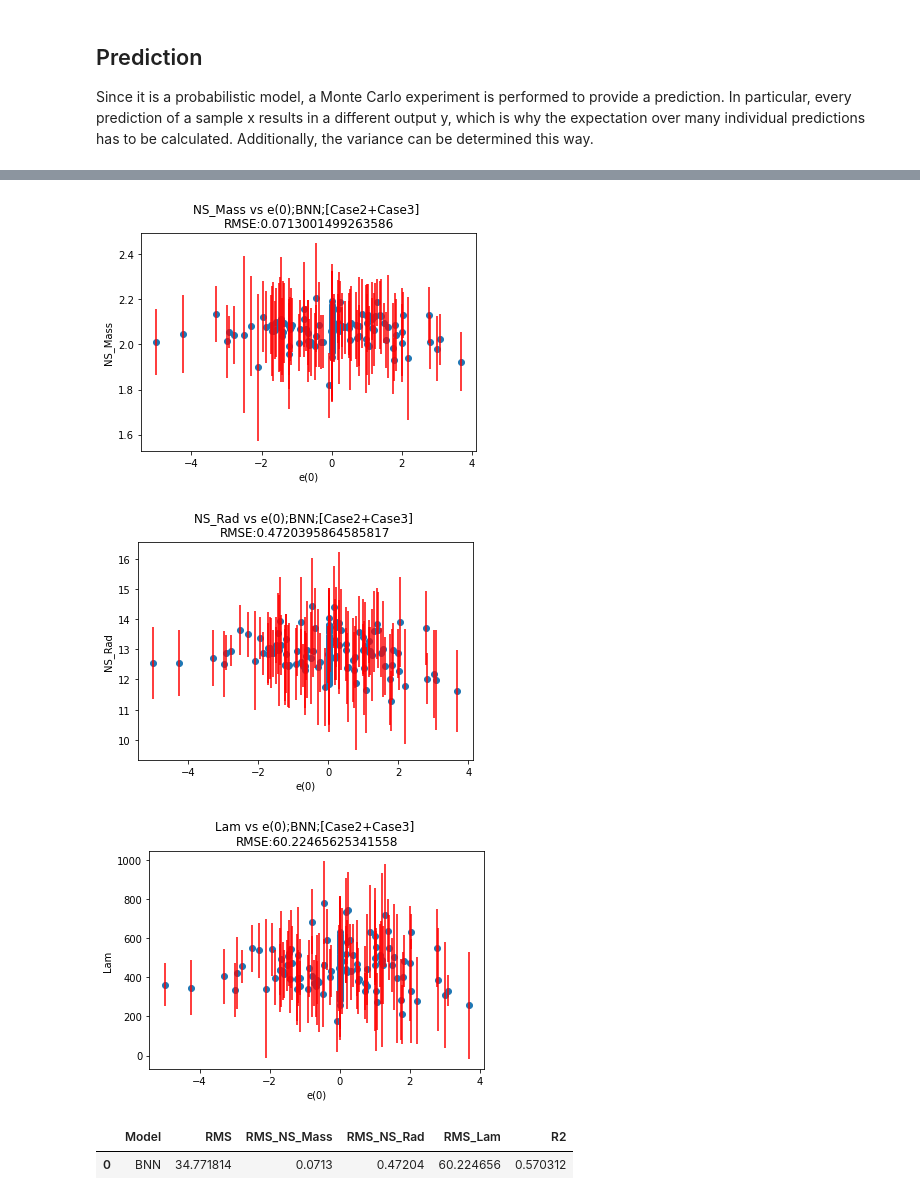
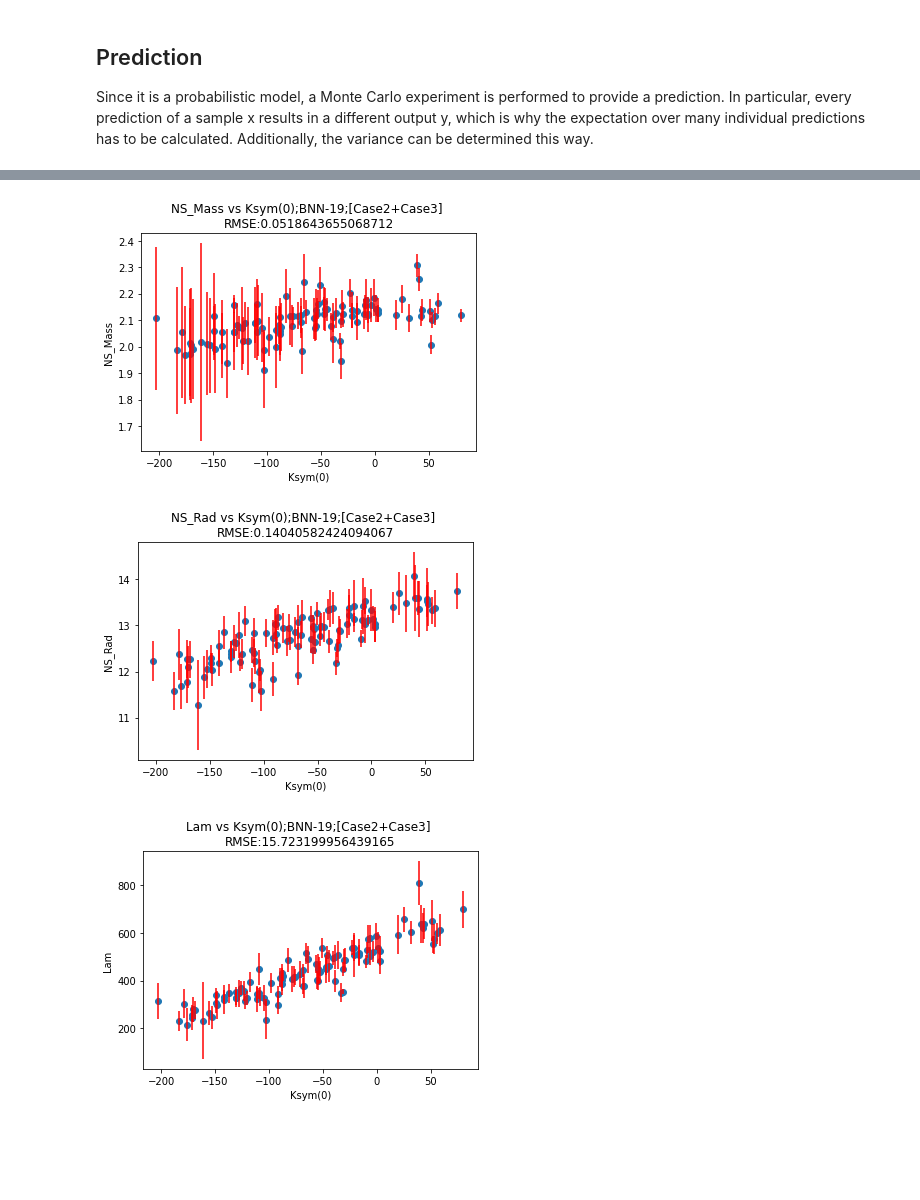
Before and after one commit to AstroDnerd/NS-ML-on-Nuclear-Matter--KB, a Jupyter notebook: Codes/BNN_Tensorflow.ipynb, the cells around one changed output, grey strips where cells are left out. Drawn from its saved outputs; the diff is of its cells as text; code cells hidden in the pictures; blank space fills up the shorter version.

```diff
--- a/Codes/BNN_Tensorflow.ipynb
+++ b/Codes/BNN_Tensorflow.ipynb
@@ -53,6 +55,6 @@ dataset
 # %%
 # Define some hyperparameters.
-n_epochs = 15
+n_epochs = 40
 n_samples = dataset.shape[0]
 n_batches = 32
 batch_size = np.floor(n_samples/n_batches)
@@ -113,0 +142,6 @@ _________________________________________________________________
+# %%
+models = []
+for i in range(1,21):
+  model_i = BNN_Model(i,i)
+  print("model "+str(i)+" trained.")
+  models.append(model_i)
@@ -138,7 +304,7 @@ Since it is a probabilistic model, a Monte Carlo experiment is performed to prov
 # %%
-# Predict.
-
-samples = 200
+#Selecting model to show output (best overall is 18)
+model_i = models[18]
+samples = 100
 iterations = 10
 test_iterator = tf.compat.v1.data.make_one_shot_iterator(data_test)
 X_true = np.empty(shape=(samples, len_inputs))
@@ -152,48 +318,30 @@ for i in range(samples):
     Y_true[i,:] = labels.numpy()
     Y_true[i,:] = sc_y.inverse_transform(Y_true[i,:])
     for k in range(iterations):
-        Y_pred[i,:,k] = model.predict(features)
+        Y_pred[i,:,k] = model_i.predict(features)
         Y_pred[i,:,k] = sc_y.inverse_transform(Y_pred[i,:,k])
 
 # Calculate mean and standard deviation.
 Y_pred_m = np.mean(Y_pred, axis=-1)
 Y_pred_s = np.std(Y_pred, axis=-1)
 # %%
+#plot of values and error bars
 import sklearn.metrics
-#plot of values and error bars
+import matplotlib.pyplot as plt
 titles = ['NS_Mass','NS_Rad','Lam']
 for i in range(3):
     rms = 'RMSE:'+str((np.sqrt(sklearn.metrics.mean_squared_error(Y_true[:,i], Y_pred_m[:,i]))))
     fig, ax = plt.subplots()
-    ax.scatter(X_true[:,0],Y_pred_m[:,i])
-    ax.errorbar(X_true[:,0],Y_pred_m[:,i],yerr=2*Y_pred_s[:,i],ecolor='red',linestyle="None")
+    ax.scatter(X_true[:,6],Y_pred_m[:,i])
+    ax.errorbar(X_true[:,6],Y_pred_m[:,i],yerr=2*Y_pred_s[:,i],ecolor='red',linestyle="None")
     ax.set_ylabel(titles[i])
-    ax.set_xlabel('e(0)')
-    plt.title(titles[i]+' vs e(0);BNN;[Case2+Case3] \n'+rms)
+    ax.set_xlabel('Ksym(0)')
+    plt.title(titles[i]+' vs Ksym(0);'+model_i.name+';[Case2+Case3] \n'+rms)
     plt.show()
 # %% [output]
-[figure, old version]
+[figure, new version]
-[figure, old version]
+[figure, new version]
-[figure, old version]
+[figure, new version]
-# %%
-#RMS value
-rms = sklearn.metrics.mean_squared_error(Y_true, Y_pred_m)**0.5
-rms_mass = sklearn.metrics.mean_squared_error(Y_true[:,0], Y_pred_m[:,0])**0.5
-rms_rad = sklearn.metrics.mean_squared_error(Y_true[:,1], Y_pred_m[:,1])**0.5
-rms_lam = sklearn.metrics.mean_squared_error(Y_true[:,2], Y_pred_m[:,2])**0.5
-
-#R2 value
-r2 = sklearn.metrics.r2_score(Y_true,Y_pred_m)
-
-result_new = pd.DataFrame(columns=['Model','RMS','RMS_NS_Mass','RMS_NS_Rad','RMS_Lam','R2'])
-
-result_new = result_new.append({'Model':'BNN', 'RMS':rms,'RMS_NS_Mass':rms_mass,'RMS_NS_Rad':rms_rad,
-                        'RMS_Lam':rms_lam, 'R2':r2}, ignore_index=True)
-
-result_new
-# %% [output]
-|  | Model | RMS | RMS_NS_Mass | RMS_NS_Rad | RMS_Lam | R2 |
-| 0 | BNN | 34.771814 | 0.0713 | 0.47204 | 60.224656 | 0.570312 |
 # %%
 #Plotting
 titles = ['NS_Mass','NS_Rad','Lam']
```
Also changed, not shown: parts of 18 cells of this notebook, 2 other files.
